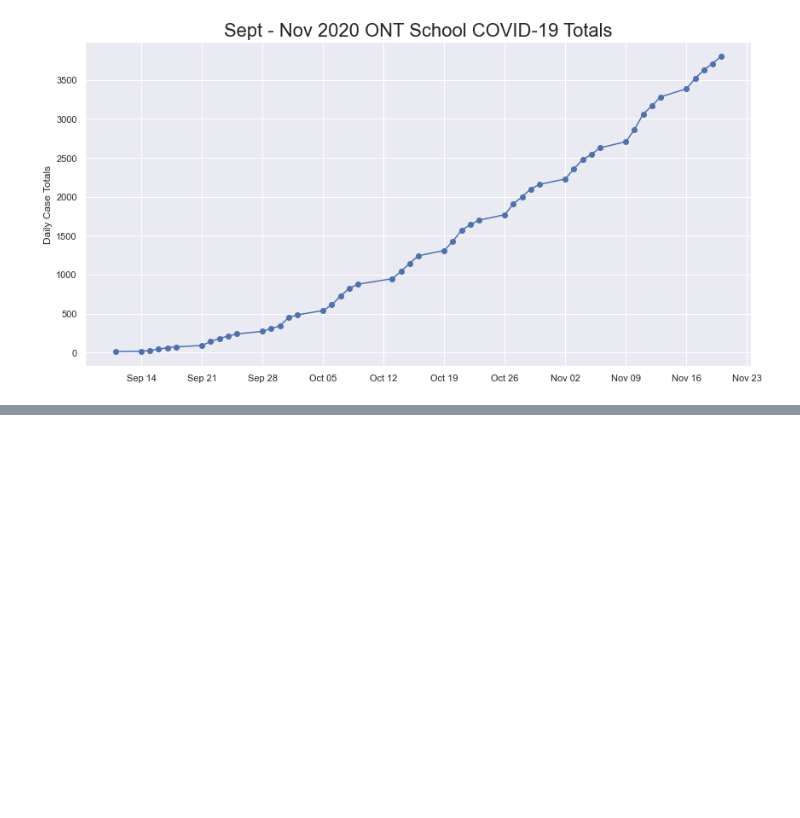
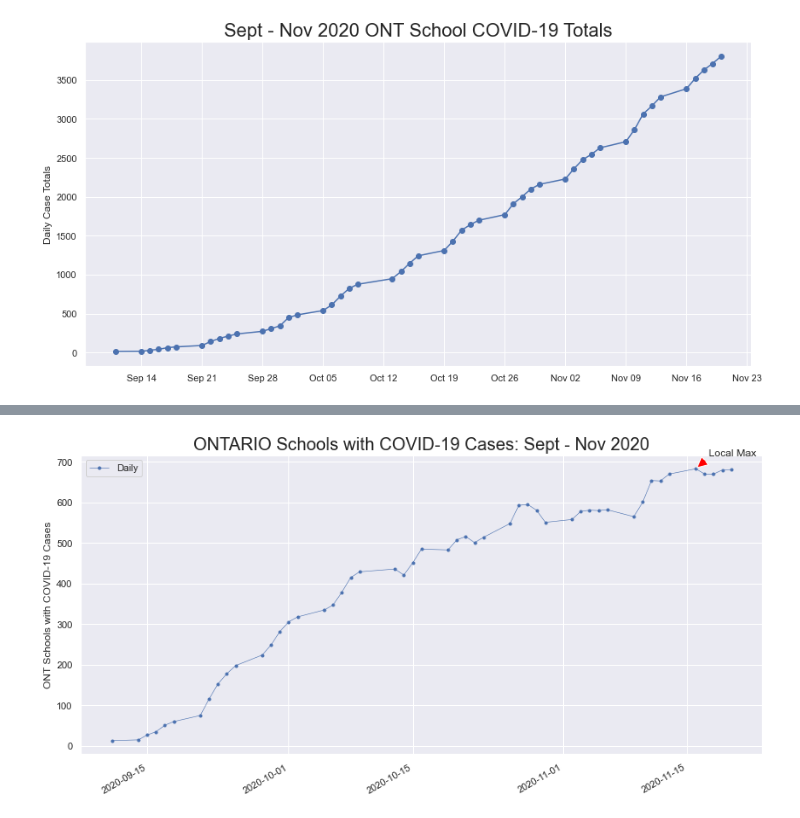
Before and after one commit to Peterstangolis/ontario_schools_covid19_analysis, a Jupyter notebook: ont_school_covid19_analysis_201.ipynb, the cells around one changed output, grey strips where cells are left out. Saved outputs shown, nothing was run; the diff lists cells and outputs as text; code cells hidden in the pictures; blank space fills up the shorter version.

```diff
--- a/ont_school_covid19_analysis_201.ipynb
+++ b/ont_school_covid19_analysis_201.ipynb
@@ -150,0 +240,11 @@ ax.xaxis.set_major_formatter(mdates.DateFormatter('%b %d'));
+# %%
+from datetime import datetime
+
+ymax = max(df['current_schools_w_cases'].values)
+print(ymax)
+y = df['current_schools_w_cases'].values
+xpos = 0
+for e, i in enumerate(y):
+    if i == ymax:
+        xpos = e
+xmax = df.iloc[xpos, 0]
@@ -150,0 +254,19 @@ ax.xaxis.set_major_formatter(mdates.DateFormatter('%b %d'));
+# %%
+fig, ax = plt.subplots()
+ax.plot(df2.loc[:, 'current_schools_w_cases'],
+       marker='.', linestyle='-', linewidth=0.6, label='Daily')
+#ax.plot(weekly_mean.loc[:, 'cumulative_school_related_cases'],
+#       marker='o', markersize=8, linestyle='-', label="Week Mean Resample")
+ax.set_ylabel("ONT Schools with COVID-19 Cases")
+ax.set_title("ONTARIO Schools with COVID-19 Cases: Sept - Nov 2020", fontsize=20)
+
+ax.annotate('Local Max', xy = (xmax, ymax), xytext=(15, 15),
+            textcoords='offset points',
+            arrowprops=dict(facecolor='red', shrink=0.1),
+           )
+
+fig.autofmt_xdate()
+
+ax.legend();
+# %% [output]
+[figure, added]
```
Also changed, not shown: parts of 11 cells of this notebook.
